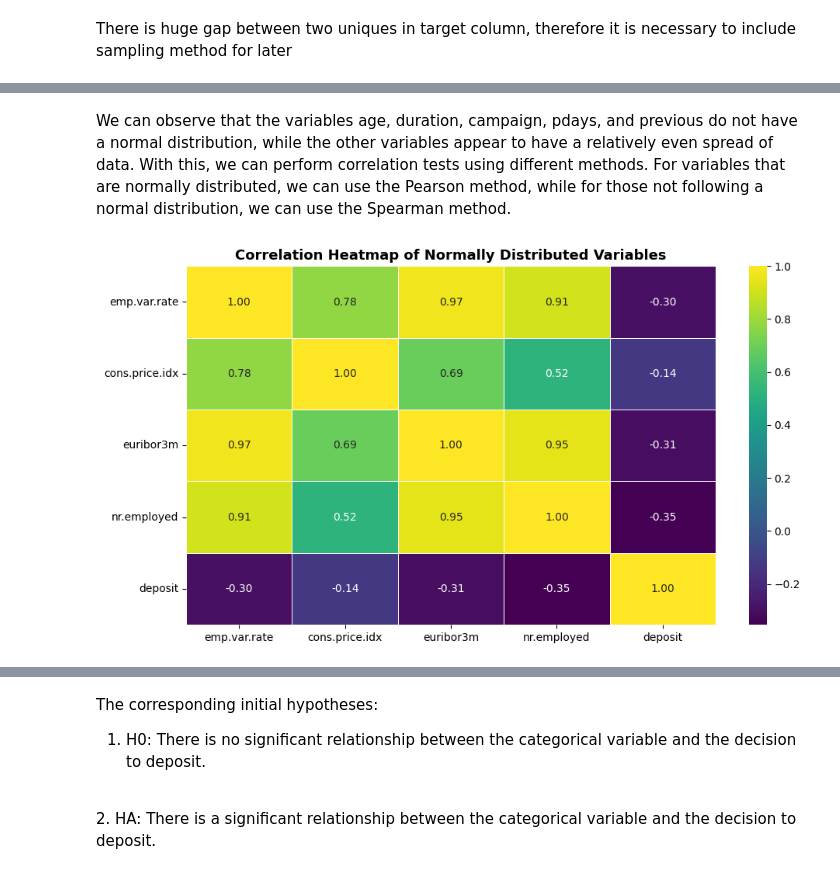
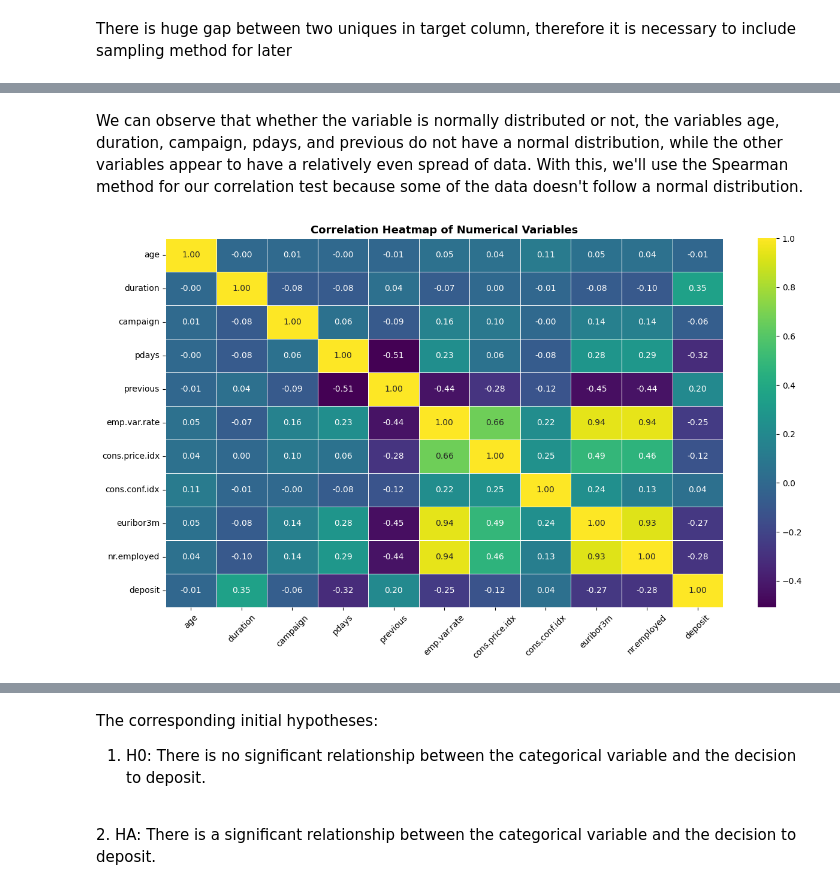
Before and after one commit to envaldy/Tim_Alpha_Finpro, a Jupyter notebook: Final Project/0. Master Tim_Alpha_Finpro.ipynb, the cells around one changed output, grey strips where cells are left out. Cells and saved outputs as stored; diff of their text form; code cells hidden in the pictures.

```diff
--- a/Final Project/0. Master Tim_Alpha_Finpro.ipynb
+++ b/Final Project/0. Master Tim_Alpha_Finpro.ipynb
@@ -328,16 +343,14 @@ plt.show()
 # %% [markdown]
-We can observe that the variables age, duration, campaign, pdays, and previous do not have a normal distribution, while the other variables appear to have a relatively even spread of data. With this, we can perform correlation tests using different methods. For variables that are normally distributed, we can use the Pearson method, while for those not following a normal distribution, we can use the Spearman method.
+We can observe that whether the variable is normally distributed or not, the variables age, duration, campaign, pdays, and previous do not have a normal distribution, while the other variables appear to have a relatively even spread of data. With this, we'll use the Spearman method for our correlation test because some of the data doesn't follow a normal distribution.
 # %%
-# Selecting numerical variables that are normally distributed
-normal_numeric_df = df[['emp.var.rate', 'cons.price.idx', 'euribor3m', 'nr.employed', 'deposit']]
-
-# Calculating the correlation matrix for normally distributed variables
-correlation_pearson = normal_numeric_df.corr()
+numeric_df = df.select_dtypes(include=['int64', 'float64'])
+correlation_pearson = numeric_df.corr(method='spearman')
 
 # Create a new correlation heatmap
-plt.figure(figsize=(11, 6))
+plt.figure(figsize=(15, 8))
 sns.heatmap(correlation_pearson, annot=True, cmap='viridis', fmt=".2f", linewidths=0.5)
-plt.title('Correlation Heatmap of Normally Distributed Variables', fontweight='bold', fontsize=13)
+plt.title('Correlation Heatmap of Numerical Variables', fontweight='bold', fontsize=13)
+plt.xticks(rotation=45)
 plt.show()
 # %% [output]
-[figure, old version]
+[figure, new version]
```
Also changed, not shown: parts of 24 cells of this notebook.
